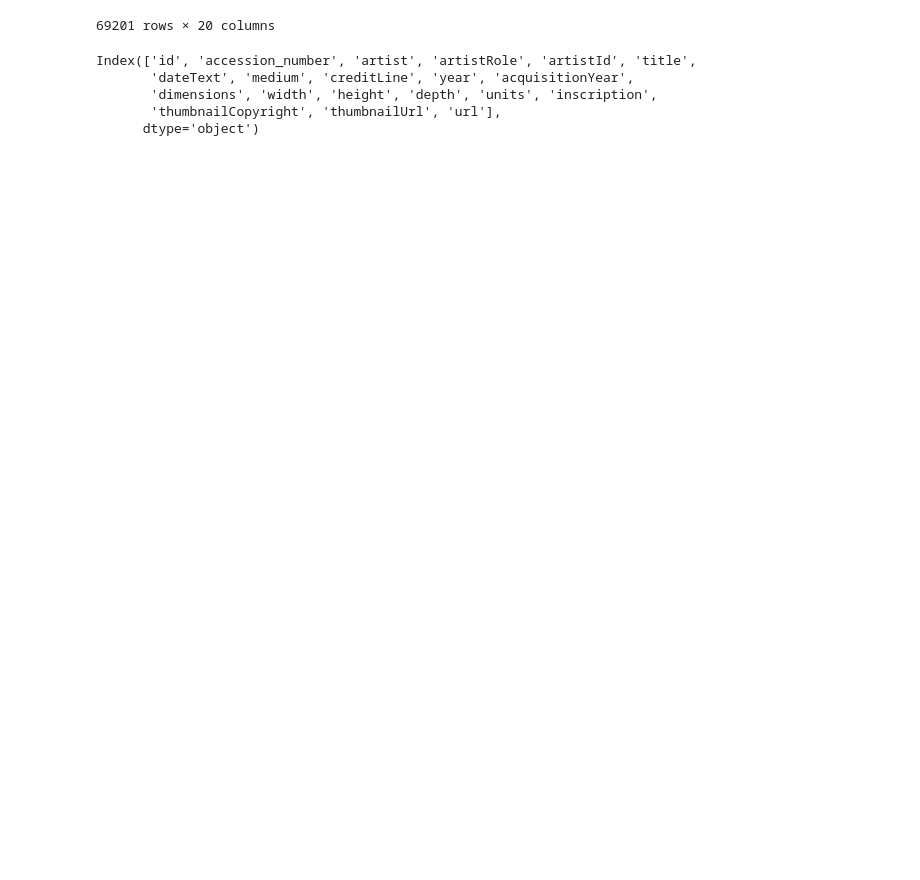
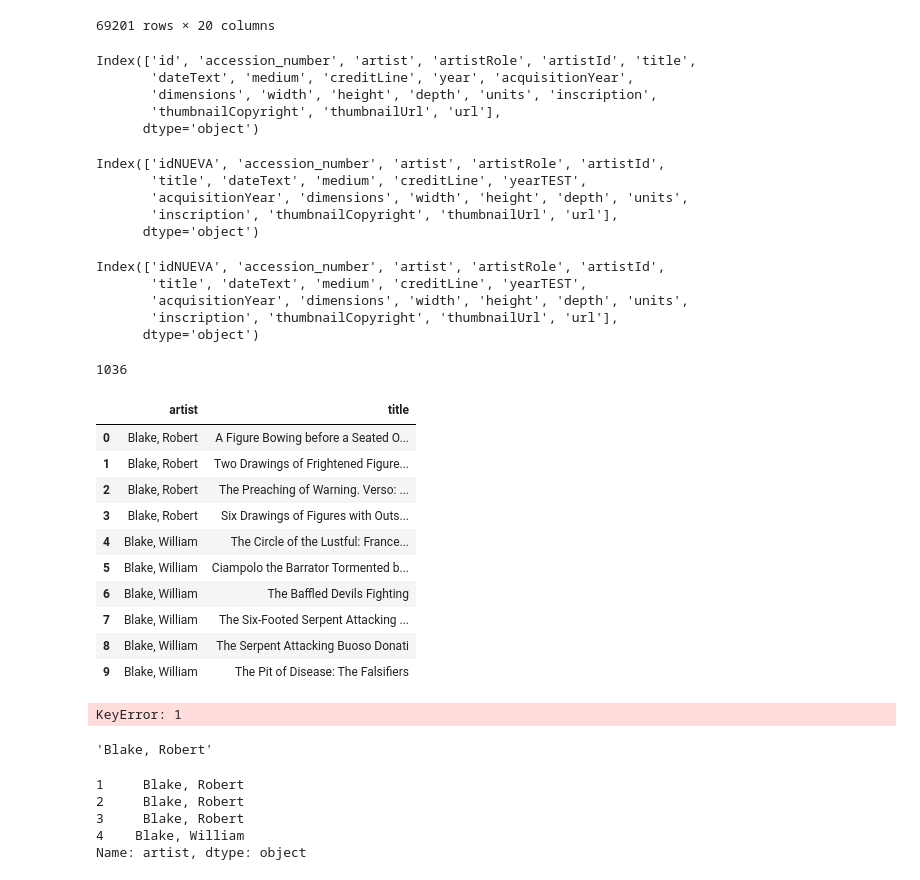
Before and after one commit to erickrex/python-cheatsheet, a Jupyter notebook: basic_analysis222.ipynb, the cells around one changed output. Drawn from its saved outputs; the diff is of its cells as text; code cells hidden in the pictures; blank space fills up the shorter version.

```diff
--- a/basic_analysis222.ipynb
+++ b/basic_analysis222.ipynb
@@ -262,3 +262,11 @@ data.columns = ['idNUEVA', 'accession_number', 'artist', 'artistRole', 'artistId
        'dateText', 'medium', 'creditLine', 'yearTEST', 'acquisitionYear',
        'dimensions', 'width', 'height', 'depth', 'units', 'inscription',
        'thumbnailCopyright', 'thumbnailUrl', 'url']
+# %%
+data.columns
+# %% [output]
+Index(['idNUEVA', 'accession_number', 'artist', 'artistRole', 'artistId',
+       'title', 'dateText', 'medium', 'creditLine', 'yearTEST',
+       'acquisitionYear', 'dimensions', 'width', 'height', 'depth', 'units',
+       'inscription', 'thumbnailCopyright', 'thumbnailUrl', 'url'],
+      dtype='object')
@@ -264,0 +278,46 @@ data.columns = ['idNUEVA', 'accession_number', 'artist', 'artistRole', 'artistId
+# %%
+data.columns
+# %% [output]
+Index(['idNUEVA', 'accession_number', 'artist', 'artistRole', 'artistId',
+       'title', 'dateText', 'medium', 'creditLine', 'yearTEST',
+       'acquisitionYear', 'dimensions', 'width', 'height', 'depth', 'units',
+       'inscription', 'thumbnailCopyright', 'thumbnailUrl', 'url'],
+      dtype='object')
+# %%
+import pandas as pd
+data = pd.read_csv('./pandas/artwork_sample.csv')
+# %%
+data.head()
+data['id'][1] #returns series
+# %% [output]
+1036
+# %%
+data[['artist', 'title']] #returns dataframe but it is not recomended
+# %% [output]
+|  | artist | title |
+| 0 | Blake, Robert | A Figure Bowing before a Seated O... |
+| 1 | Blake, Robert | Two Drawings of Frightened Figure... |
+| 2 | Blake, Robert | The Preaching of Warning. Verso: ... |
+| 3 | Blake, Robert | Six Drawings of Figures with Outs... |
+| 4 | Blake, William | The Circle of the Lustful: France... |
+| 5 | Blake, William | Ciampolo the Barrator Tormented b... |
+| 6 | Blake, William | The Baffled Devils Fighting |
+| 7 | Blake, William | The Six-Footed Serpent Attacking ... |
+| 8 | Blake, William | The Serpent Attacking Buoso Donati |
+| 9 | Blake, William | The Pit of Disease: The Falsifiers |
+# %%
+data[['artist', 'title']][1] #cannot access rows of a dataframe with index of rows
+# %% [output]
+KeyError: 1
+# %%
+data[['artist', 'title']]['artist'][1] #the index of a data series is different
+# %% [output]
+'Blake, Robert'
+# %%
+data[1:5]['artist'] #or simply use a slice
+# %% [output]
+1     Blake, Robert
+2     Blake, Robert
+3     Blake, Robert
+4    Blake, William
+Name: artist, dtype: object
```
Also changed, not shown: parts of 2 cells of this notebook.
